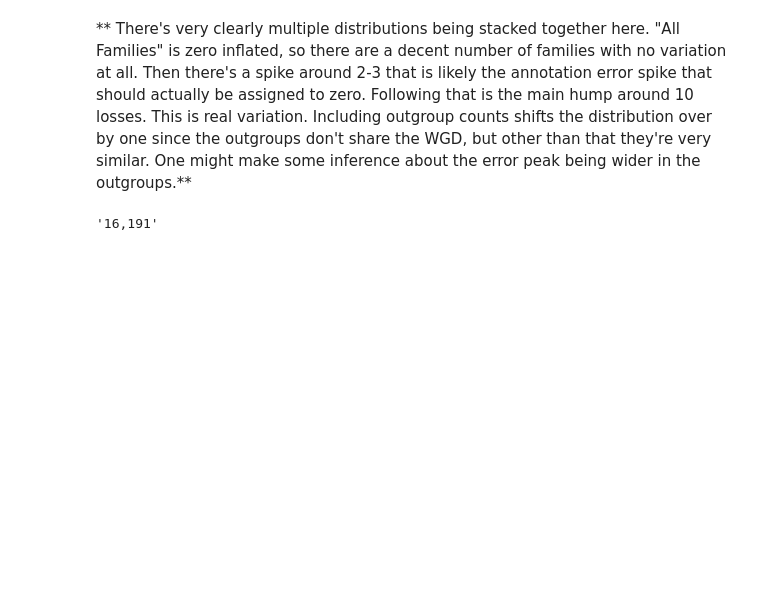
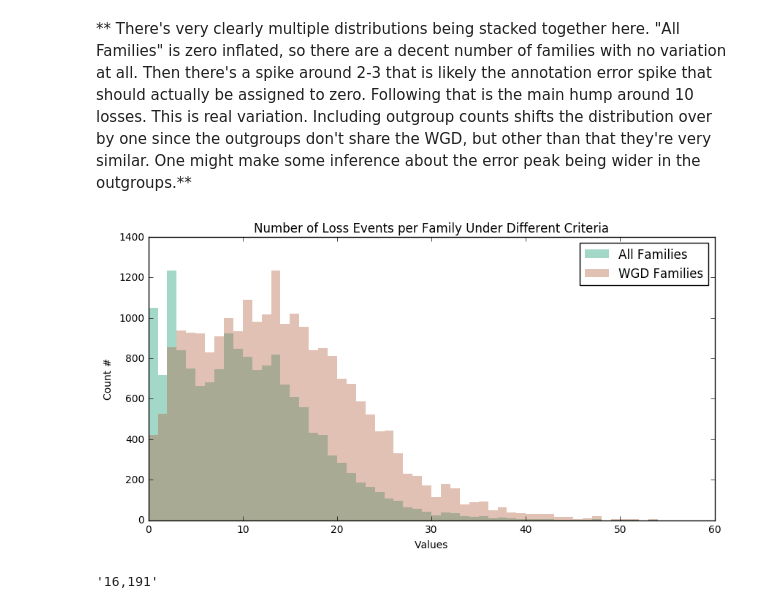
Before and after one commit to josiahseaman/DNA_Duplications, a Jupyter notebook: TreeCountAnalysis_all_species_JSG.ipynb, the cells around one changed output. Saved outputs shown, nothing was run; the diff lists cells and outputs as text; code cells hidden in the pictures; blank space fills up the shorter version.

```diff
--- a/TreeCountAnalysis_all_species_JSG.ipynb
+++ b/TreeCountAnalysis_all_species_JSG.ipynb
@@ -446,5 +457,11 @@ categorical_histogram('Number of Loss Events per Family Under Different Criteria
 # %% [markdown]
 ** There's very clearly multiple distributions being stacked together here.  "All Families" is zero inflated, so there are a decent number of families with no variation at all.  Then there's a spike around 2-3 that is likely the annotation error spike that should actually be assigned to zero.  Following that is the main hump around 10 losses.  This is real variation.  Including outgroup counts shifts the distribution over by one since the outgroups don't share the WGD, but other than that they're very similar.  One might make some inference about the error peak being wider in the outgroups.**
+# %%
+categorical_histogram('Number of Loss Events per Family Under Different Criteria',
+    {'All Families': all_loss_events.values(), 'WGD Families': wgd_study_jsg_losses.values(),
+    }, True)
+# %% [output]
+[figure, added]
 # %%
 pp(len(all_trees))
 # %% [output]
```
Also changed, not shown: parts of 8 cells of this notebook, 5 other files.
